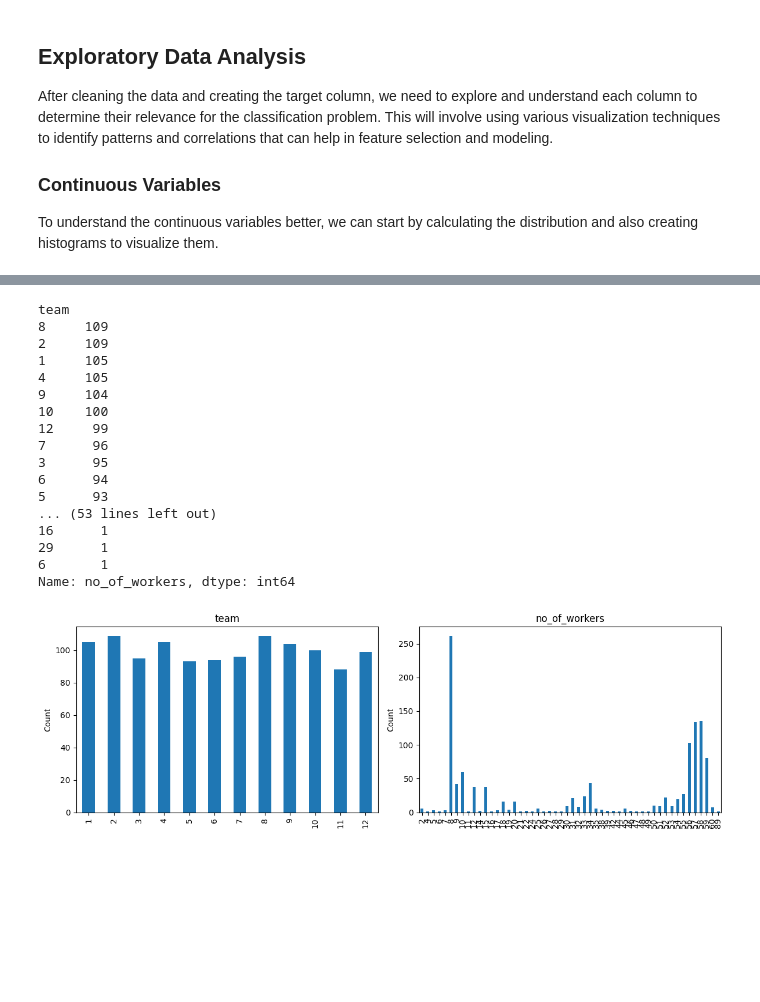
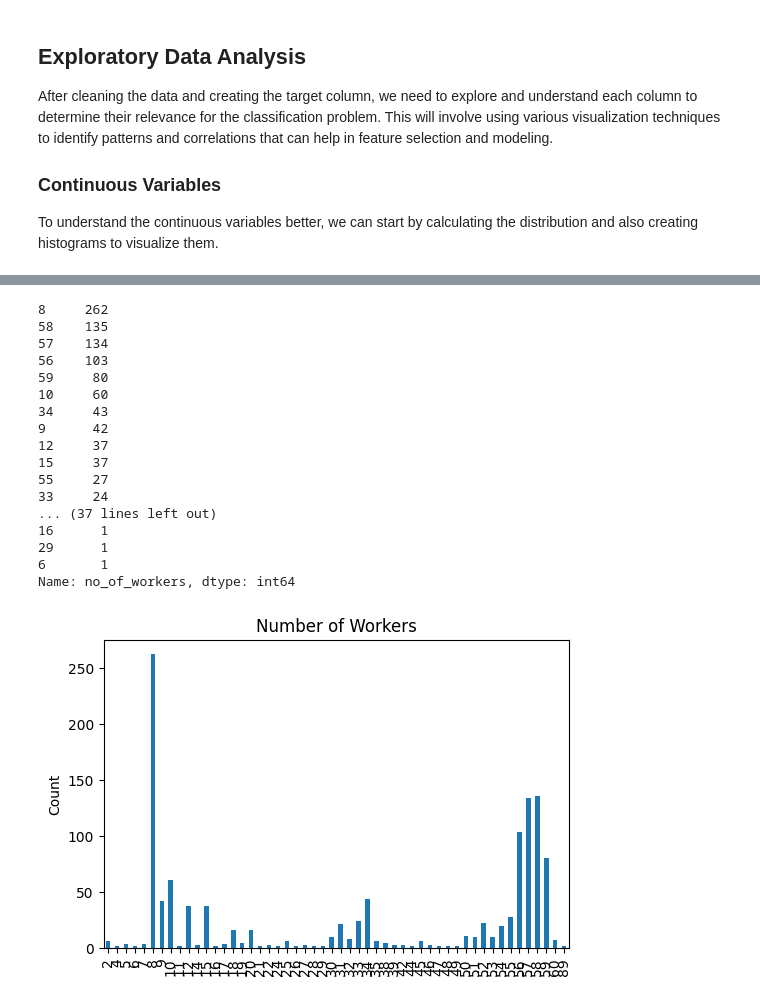
Before and after one commit to MuhammadAwon/datascience-projects, a Jupyter notebook: Projects/classifying-employee-productivity/employee-productivity.ipynb, the cells around one changed output, grey strips where cells are left out. Saved outputs shown, nothing was run; the diff lists cells and outputs as text; code cells hidden in the pictures; blank space fills up the shorter version.

```diff
--- a/Projects/classifying-employee-productivity/employee-productivity.ipynb
+++ b/Projects/classifying-employee-productivity/employee-productivity.ipynb
@@ -1050,46 +1179,34 @@ Now that we have examined the continuous variables, it's time to delve into the
-# %%
-# List of discrete columns
-dis_cols = ['team', 'no_of_workers']
-
-for col in dis_cols:
-    print(col)
-    print(df_clean[col].value_counts())
-    print()
-# %% [output]
-team
-8     109
-2     109
-1     105
-4     105
-9     104
-10    100
-12     99
-7      96
-3      95
-6      94
-5      93
-... (53 lines left out)
-16      1
-29      1
-6       1
-Name: no_of_workers, dtype: int64
-# %%
-# Create a figure with the desired size
-fig, axes = plt.subplots(nrows=1, ncols=2, figsize=(12, 4))
-
-# Flatten the axes into a 1D array
-axes = axes.flatten()
-
-# Loop through each discrete column and create a bar plot on the corresponding axis
-for i, col in enumerate(dis_cols):
-    df_clean[col].value_counts().sort_index().plot(kind='bar', ax=axes[i])
-    axes[i].set_title(col)
-    axes[i].set_xlabel('')
-    axes[i].set_ylabel('Count')
-
-
-plt.tight_layout()
-plt.show()
-# %% [output]
-[figure, removed]
+# %%
+# Distribution count of 'no_of_workers'
+print(df_clean['no_of_workers'].value_counts())
+
+# Create a figure with the desired size
+fig, ax = plt.subplots(figsize=(6, 4))
+
+# Create a bar plot
+df_clean['no_of_workers'].value_counts().sort_index().plot(kind='bar', ax=ax)
+ax.set_title('Number of Workers')
+ax.set_xlabel('')
+ax.set_ylabel('Count')
+
+plt.show()
+# %% [output]
+8     262
+58    135
+57    134
+56    103
+59     80
+10     60
+34     43
+9      42
+12     37
+15     37
+55     27
+33     24
+... (37 lines left out)
+16      1
+29      1
+6       1
+Name: no_of_workers, dtype: int64
+[figure, added]
 # %% [markdown]
```
Also changed, not shown: parts of 44 cells of this notebook, 1 other file.
